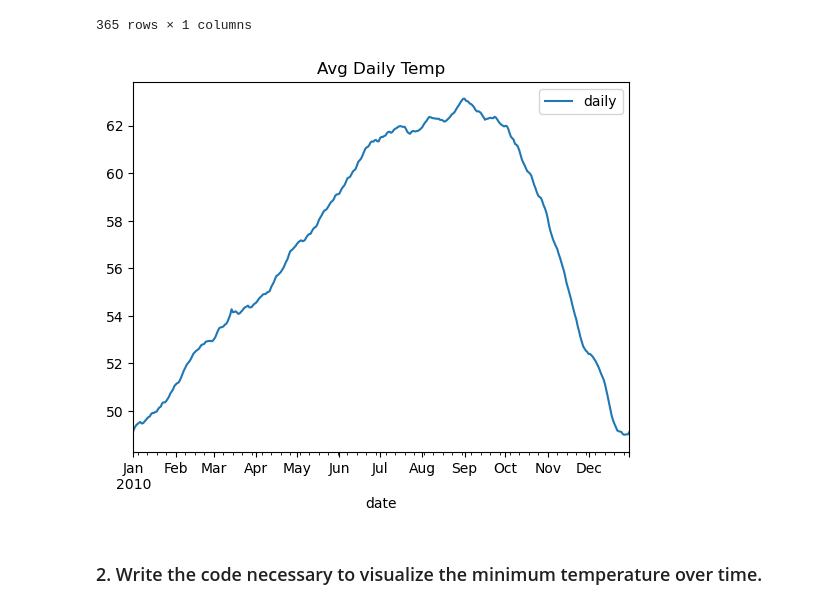
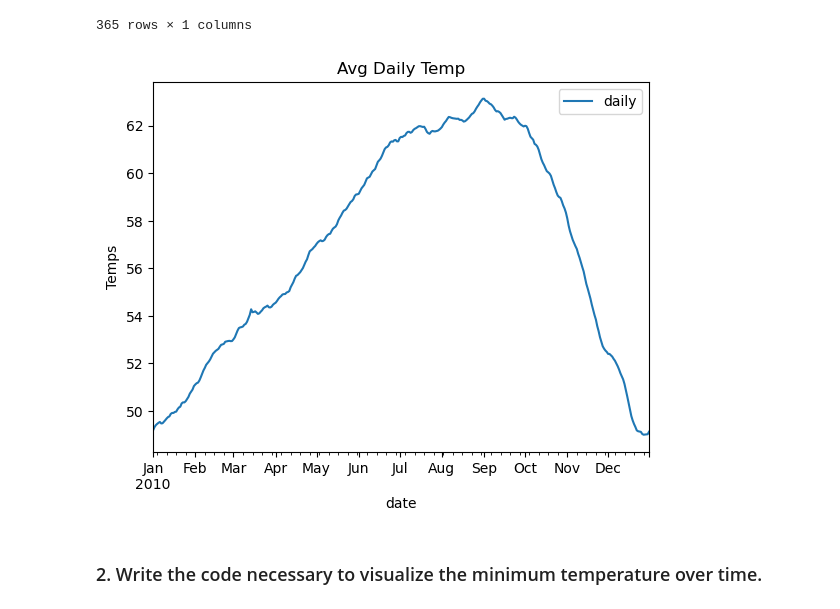
Before and after one commit to Joshua-Click/time-series-exercises, a Jupyter notebook: working_w_tsd.ipynb, the cells around one changed output. Saved outputs shown, nothing was run; the diff lists cells and outputs as text; code cells hidden in the pictures.

```diff
--- a/working_w_tsd.ipynb
+++ b/working_w_tsd.ipynb
@@ -65,10 +65,11 @@ temps_df.resample('D').mean()
 # %%
 temps_df.resample('D').mean().temp.plot(label='daily')
 plt.title('Avg Daily Temp')
+plt.ylabel('Temps')
 plt.legend()
 plt.show()
 # %% [output]
-[figure, old version]
+[figure, new version]
 # %% [markdown]
 ### 2. Write the code necessary to visualize the minimum temperature over time.
 # %%
```
Also changed, not shown: parts of 20 cells of this notebook.
